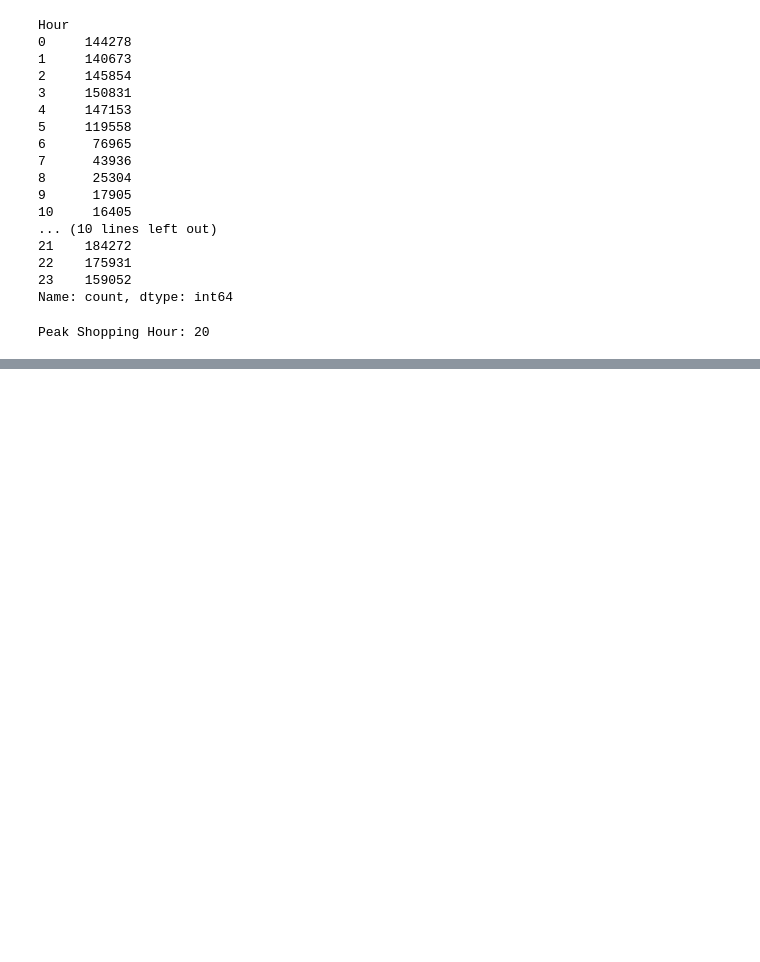
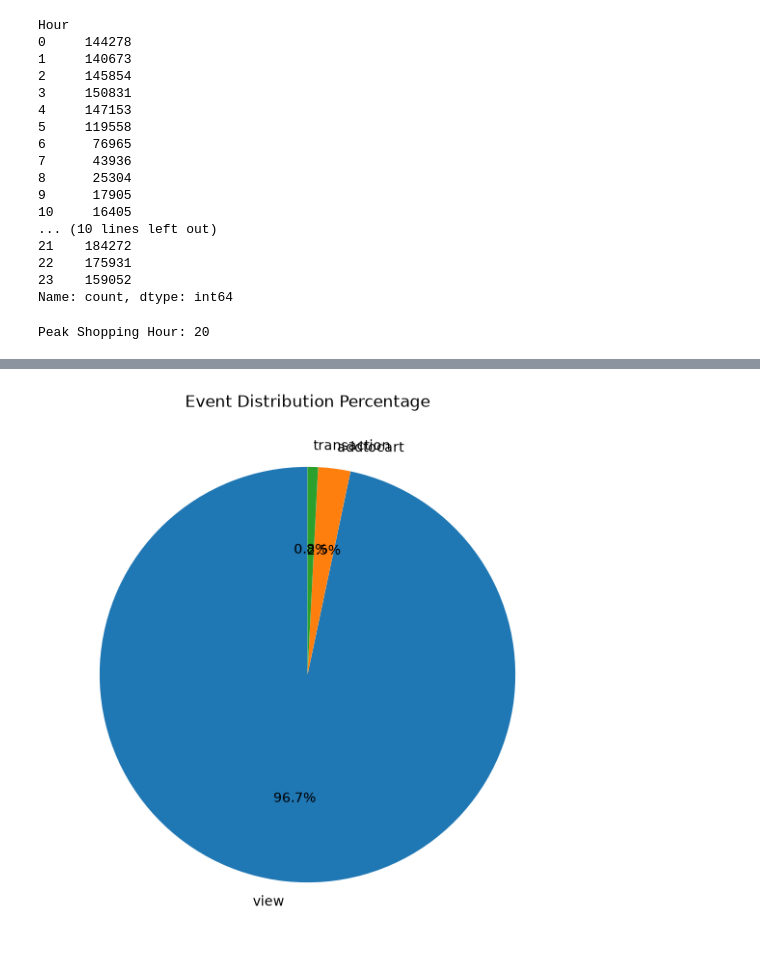
Before and after one commit to Rakeshyadav2005/Retail-Customer-Behavior-Analytics, a Jupyter notebook: notebooks/03_Exploratory_Data_Analysis-checkpoint.ipynb, the cells around one changed output, grey strips where cells are left out. Saved outputs shown, nothing was run; the diff lists cells and outputs as text; code cells hidden in the pictures; blank space fills up the shorter version.

```diff
--- a/notebooks/03_Exploratory_Data_Analysis-checkpoint.ipynb
+++ b/notebooks/03_Exploratory_Data_Analysis-checkpoint.ipynb
@@ -405,0 +421,17 @@ Peak Shopping Hour: 20
+# %%
+event_counts = events["event"].value_counts()
+
+plt.figure(figsize=(7,7))
+
+plt.pie(
+    event_counts.values,
+    labels=event_counts.index,
+    autopct="%1.1f%%",
+    startangle=90
+)
+
+plt.title("Event Distribution Percentage")
+
+plt.show()
+# %% [output]
+[figure, added]
```
Also changed, not shown: parts of 6 cells of this notebook.
